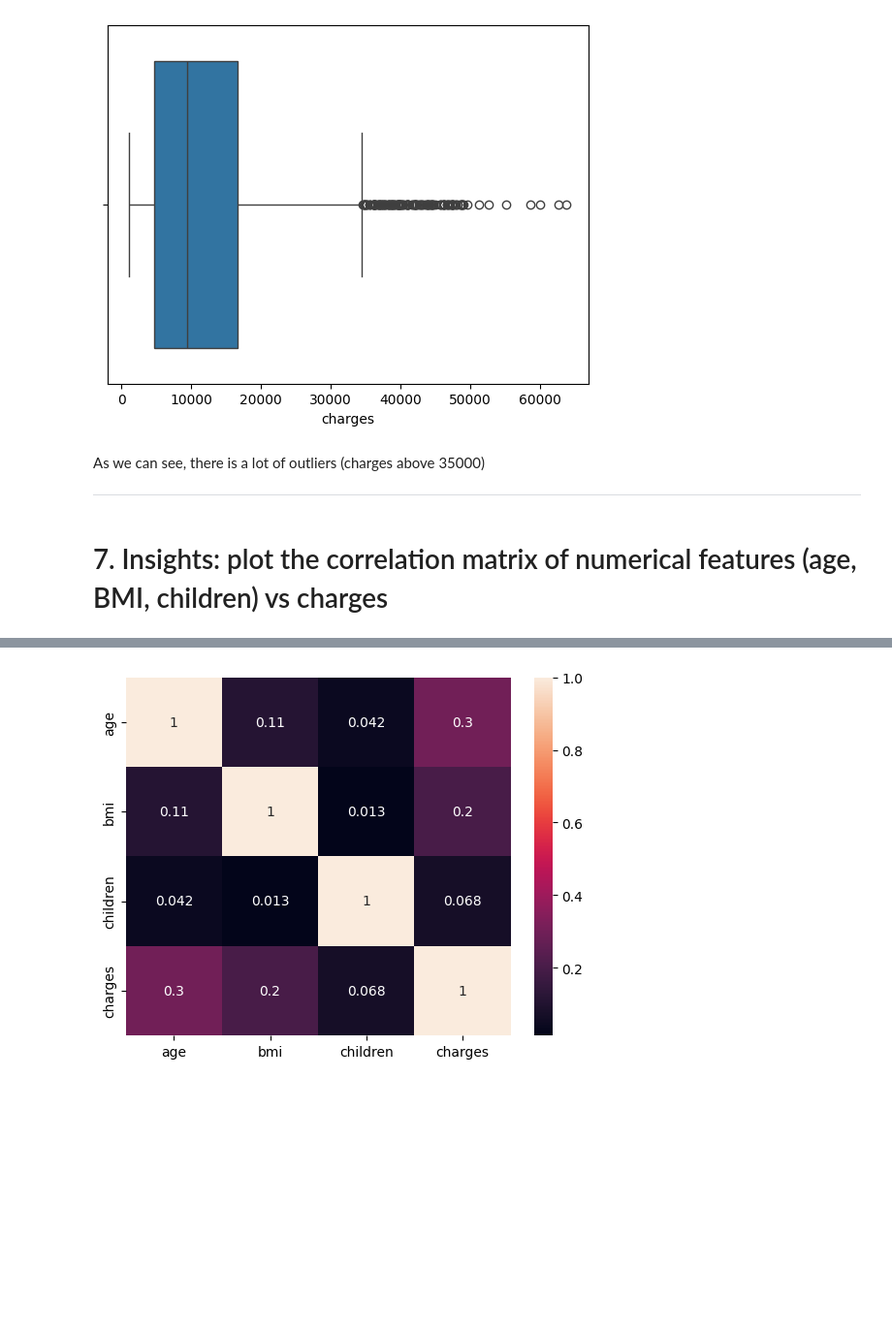
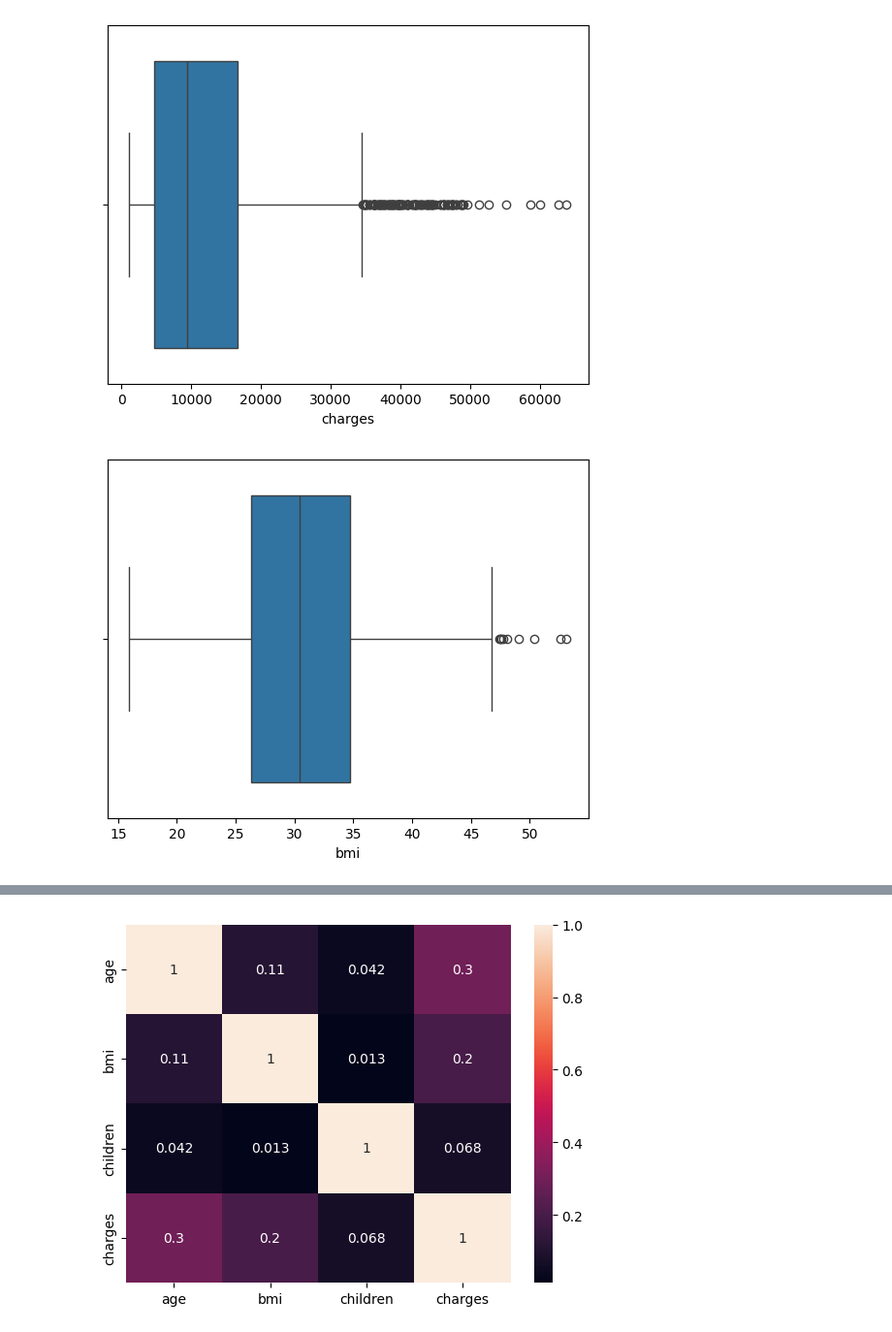
Before and after one commit to leomonteiro92/CS5950, a Jupyter notebook: _tech_challenge_fase_i.ipynb, the cells around one changed output, grey strips where cells are left out. Shown at 97% size. Drawn from its saved outputs; the diff is of its cells as text; code cells hidden in the pictures; blank space fills up the shorter version.

```diff
--- a/_tech_challenge_fase_i.ipynb
+++ b/_tech_challenge_fase_i.ipynb
@@ -66,9 +246,8 @@ sns.boxplot(x=original_dataset['charges'])
 plt.show()
 # %% [output]
 [figure]
-# %% [markdown]
-As we can see, there is a lot of outliers (charges above 35000)
-
----
-# %% [markdown]
-# 7. Insights: plot the correlation matrix of numerical features (age, BMI, children) vs charges
+# %%
+sns.boxplot(x=original_dataset['bmi'])
+plt.show()
+# %% [output]
+[figure, added]
```
Also changed, not shown: parts of 178 cells of this notebook.
